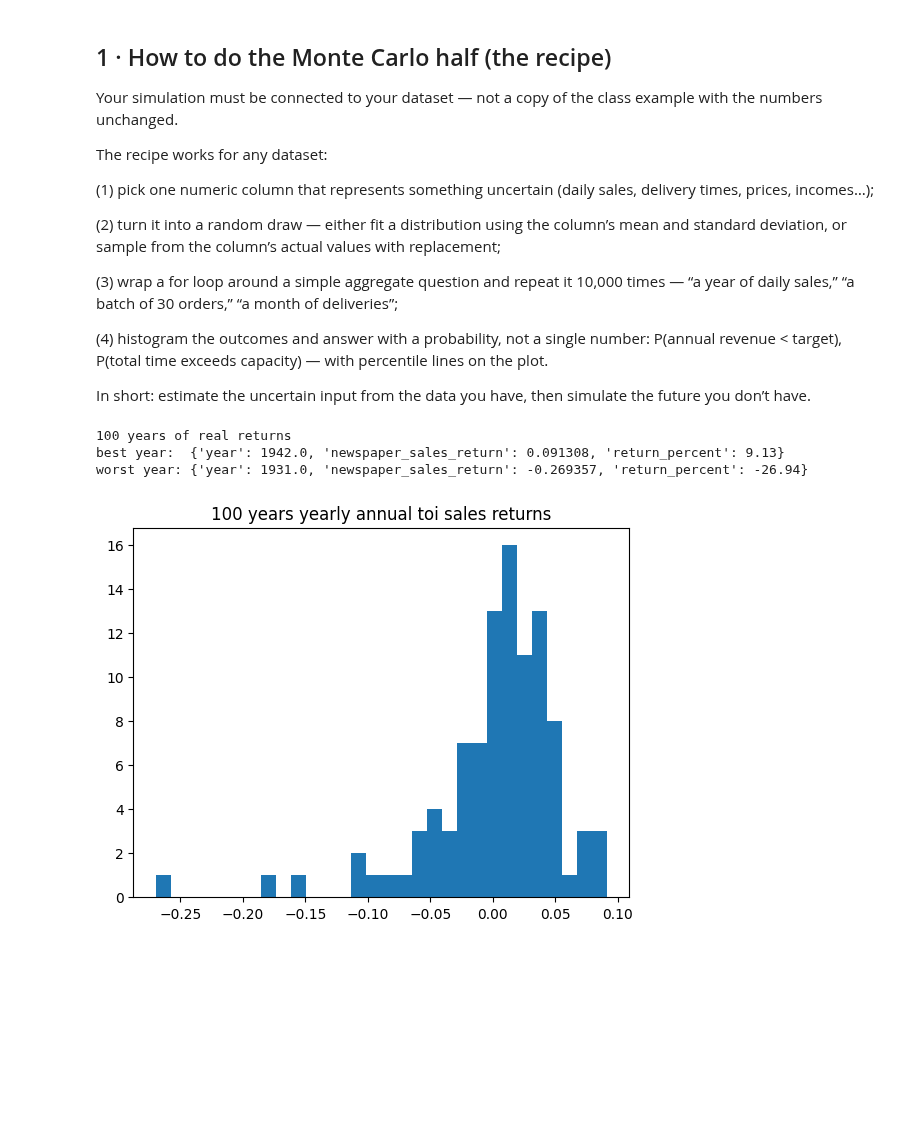
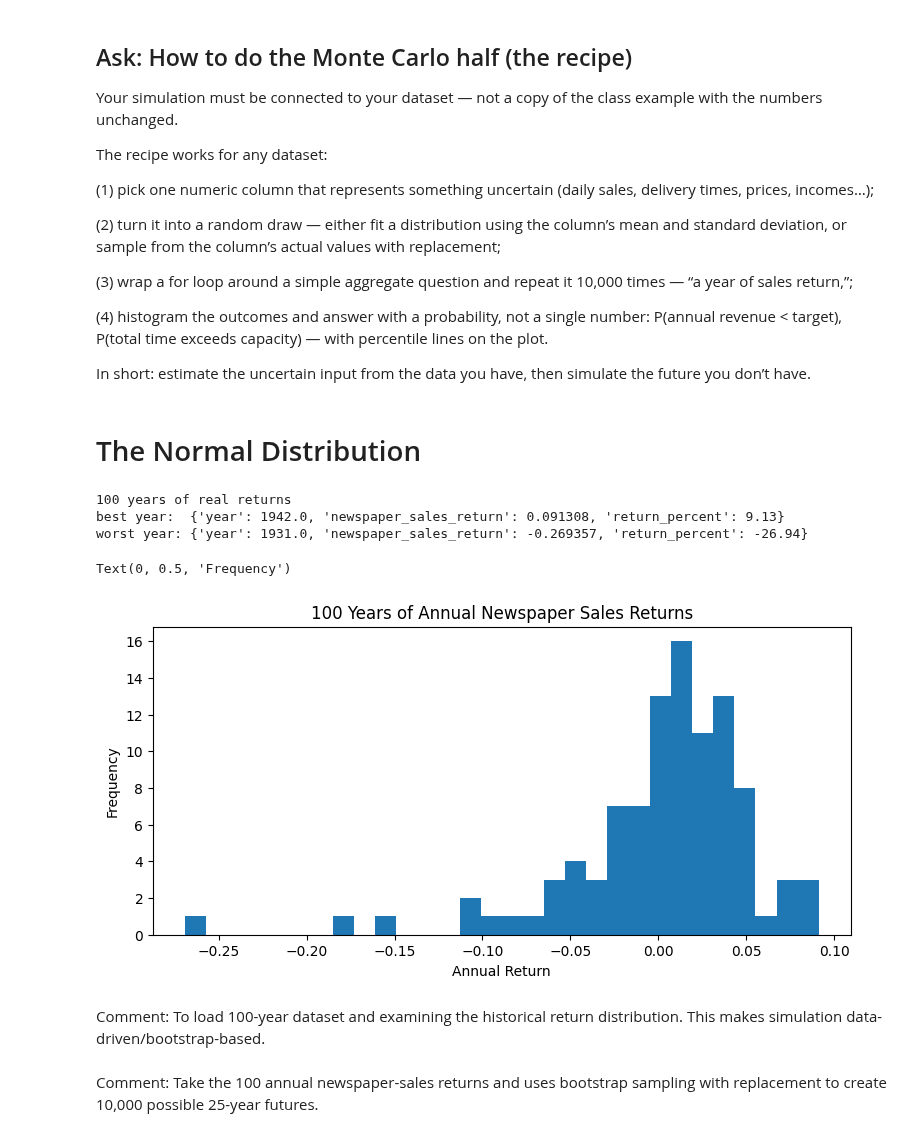
Before and after one commit to k-git-uconn/Studio1-BDM-F26, a Jupyter notebook: studio1/Assignment1/Studio1_Retirement_MC_TOI.ipynb, the cells around one changed output. Drawn from its saved outputs; the diff is of its cells as text; code cells hidden in the pictures; blank space fills up the shorter version.

```diff
--- a/studio1/Assignment1/Studio1_Retirement_MC_TOI.ipynb
+++ b/studio1/Assignment1/Studio1_Retirement_MC_TOI.ipynb
@@ -11,5 +11,5 @@ Date: 09-16-2026
 # %% [markdown]
-## 1 · How to do the Monte Carlo half (the recipe)
+## Ask: How to do the Monte Carlo half (the recipe)
 
 Your simulation must be connected to your dataset — not a copy of the class example with the numbers unchanged.
 
@@ -19,26 +19,39 @@ The recipe works for any dataset:
 
 (2) turn it into a random draw — either fit a distribution using the column’s mean and standard deviation, or sample from the column’s actual values with replacement;
 
-(3) wrap a for loop around a simple aggregate question and repeat it 10,000 times — “a year of daily sales,” “a batch of 30 orders,” “a month of deliveries”;
+(3) wrap a for loop around a simple aggregate question and repeat it 10,000 times — “a year of sales return,”;
 
 (4) histogram the outcomes and answer with a probability, not a single number: P(annual revenue < target), P(total time exceeds capacity) — with percentile lines on the plot.
 
 In short: estimate the uncertain input from the data you have, then simulate the future you don’t have.
+# %% [markdown]
+# The Normal Distribution
 # %%
 import numpy as np
 import pandas as pd
 import matplotlib.pyplot as plt
 
 url = 'https://raw.githubusercontent.com/k-git-uconn/Studio1-BDM-F26/main/studio1/Assignment1/newspaper_sales_returns_1926_2025.csv'
 toi = pd.read_csv(url)
+
 revenue_history = toi['newspaper_sales_return'].values
 print(len(revenue_history), 'years of real returns')
+
 print('best year: ', toi.loc[toi.newspaper_sales_return.idxmax()].to_dict())
 print('worst year:', toi.loc[toi.newspaper_sales_return.idxmin()].to_dict())
+
+plt.figure(figsize=(9, 4))
 plt.hist(revenue_history, bins=30)
-plt.title('100 years yearly annual toi sales returns');
+
+plt.title('100 Years of Annual Newspaper Sales Returns')
+plt.xlabel('Annual Return')
+plt.ylabel('Frequency')
 # %% [output]
 100 years of real returns
 best year:  {'year': 1942.0, 'newspaper_sales_return': 0.091308, 'return_percent': 9.13}
 worst year: {'year': 1931.0, 'newspaper_sales_return': -0.269357, 'return_percent': -26.94}
+Text(0, 0.5, 'Frequency')
-[figure, old version]
+[figure, new version]
+# %% [markdown]
+Comment: To load 100-year dataset and examining the historical return distribution.
+This makes simulation data-driven/bootstrap-based.
@@ -45,3 +84,5 @@ worst year: {'year': 1931.0, 'newspaper_sales_return': -0.269357, 'return_percen
+# %% [markdown]
+Comment: Take the 100 annual newspaper-sales returns and uses bootstrap sampling with replacement to create 10,000 possible 25-year futures.
 # %%
 # The spaghetti plot — every future at once (plot a sample of 200)
 plt.figure(figsize=(9, 4))
```
Also changed, not shown: parts of 15 cells of this notebook.
